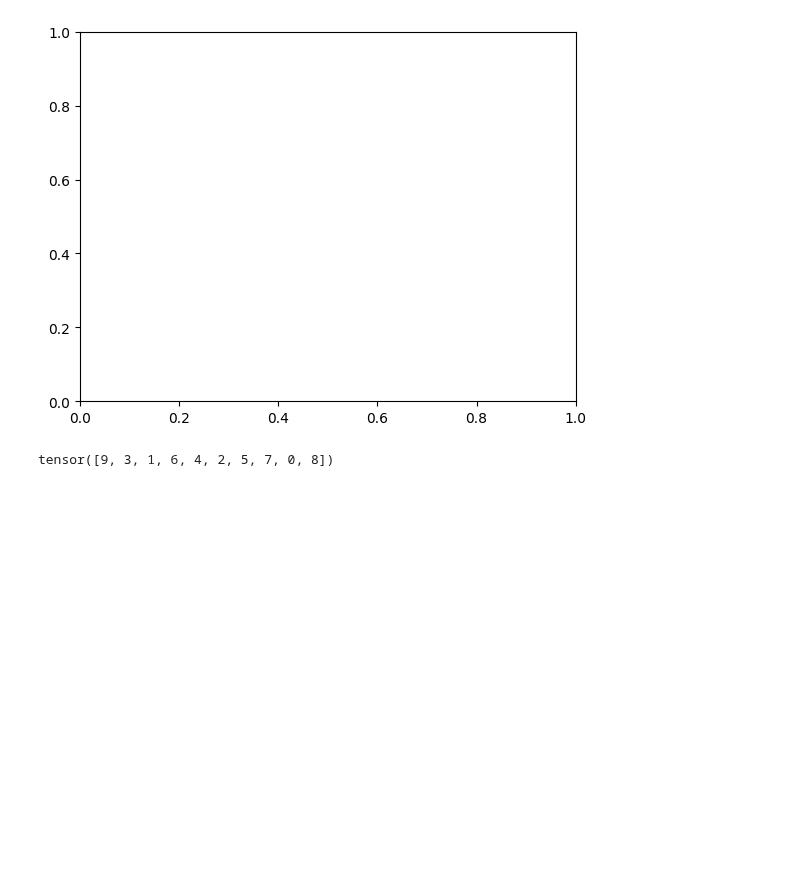
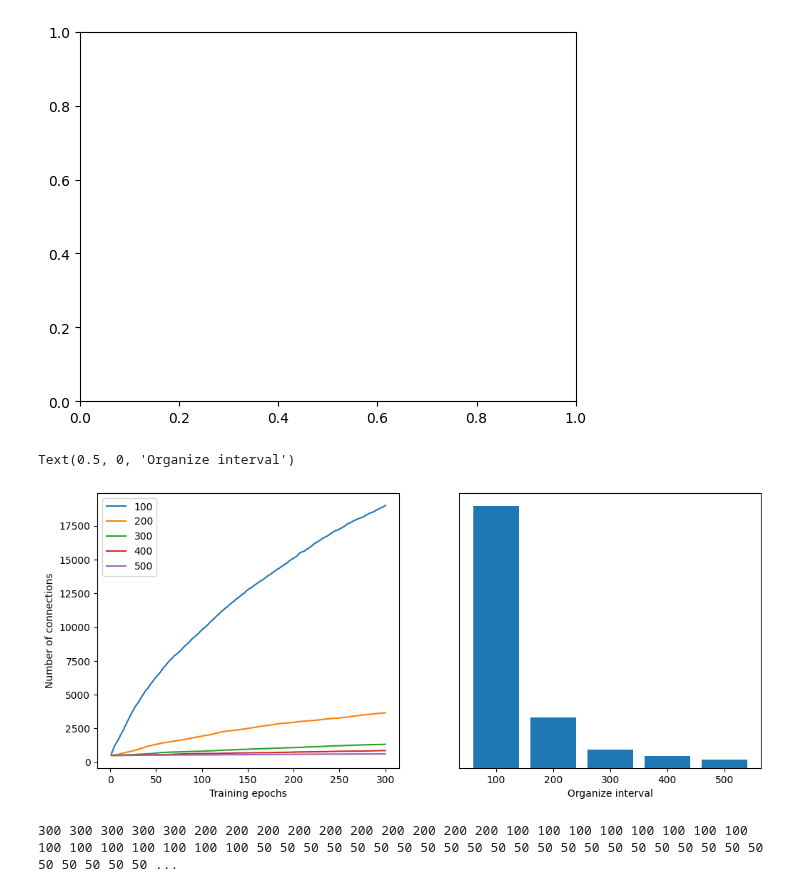
Before and after one commit to wormLove/DCNet, a Jupyter notebook: DCNet2.ipynb, the cells around one changed output. Saved outputs shown, nothing was run; the diff lists cells and outputs as text; code cells hidden in the pictures; blank space fills up the shorter version.

```diff
--- a/DCNet2.ipynb
+++ b/DCNet2.ipynb
@@ -164,7 +163,48 @@ plt.legend()
 # %% [output]
 IndexError: index 0 is out of bounds for dimension 0 with size 0
 [figure]
-# %%
-torch.argsort(torch.rand(1, 10), descending=True).flatten()
-# %% [output]
-tensor([9, 3, 1, 6, 4, 2, 5, 7, 0, 8])
+# %%
+train_size = 30000
+degrees = []
+
+for epoch in range(100, 600, 100):
+    degree = []
+
+    beta = 1 - (1/epoch)
+    module_d = DiscriminationModule(500, DatasetInitializer(dataset=mnist_data, num_classes=10), beta=beta)
+    module_c = ClassificationModule(500, IdentityInitializer())
+
+    for epoch_number in tqdm(range(train_size//epoch), desc=str(epoch)):
+        for x in loader(epoch):
+            y_ = module_d(x)
+            module_c(y_)
+
+        module_d.organize()
+        module_c.organize()
+        degree.append(torch.sum(module_c.recurrent_weights).item())
+
+    degrees.append(degree)
+# %%
+fig, ax = plt.subplots(1, 2, figsize=(12, 5))
+for i in range(5):
+    x = [*range(i+1, 30000//100+1, i+1)]
+    ax[0].plot(x, degrees[i], label=str(100*(i+1)))
+plt.sca(ax[0])
+plt.legend()
+plt.xlabel("Training epochs")
+plt.ylabel("Number of connections")
+
+ax[1].bar(range(5), [x[-1] for x in degrees])
+plt.sca(ax[1])
+plt.xticks(range(5), range(100, 600, 100))
+plt.yticks([])
+plt.xlabel("Organize interval")
+# %% [output]
+Text(0.5, 0, 'Organize interval')
+[figure, added]
+# %%
+epochs = [300]*5 + [200]*10 + [100]*15 + [50]*30 + [100]*10 + [300]*10
+for eidx, epoch in tqdm(enumerate(epochs), total=80):
+    print(epoch , end=" ")
+# %% [output]
+300 300 300 300 300 200 200 200 200 200 200 200 200 200 200 100 100 100 100 100 100 100 100 100 100 100 100 100 100 100 50 50 50 50 50 50 50 50 50 50 50 50 50 50 50 50 50 50 50 50 50 50 50 50 50 50 50 ...
```
Also changed, not shown: parts of 6 cells of this notebook, 2 other files.
